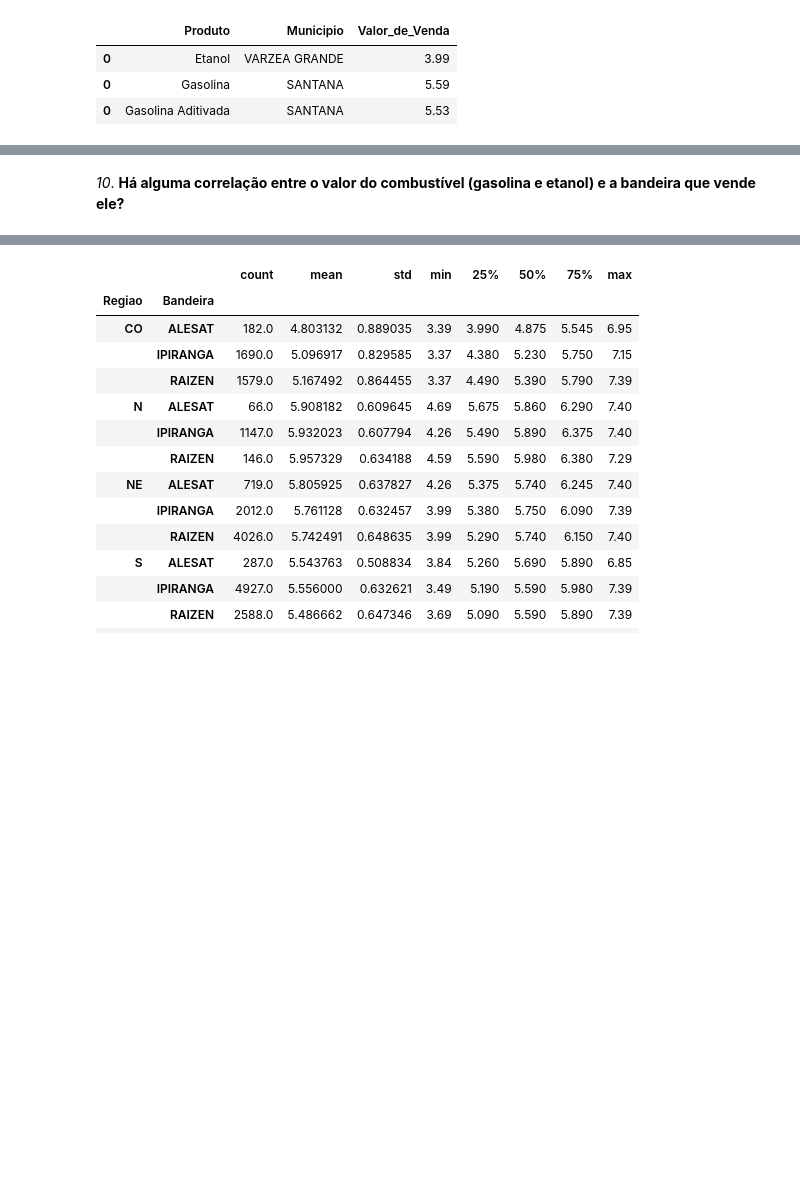
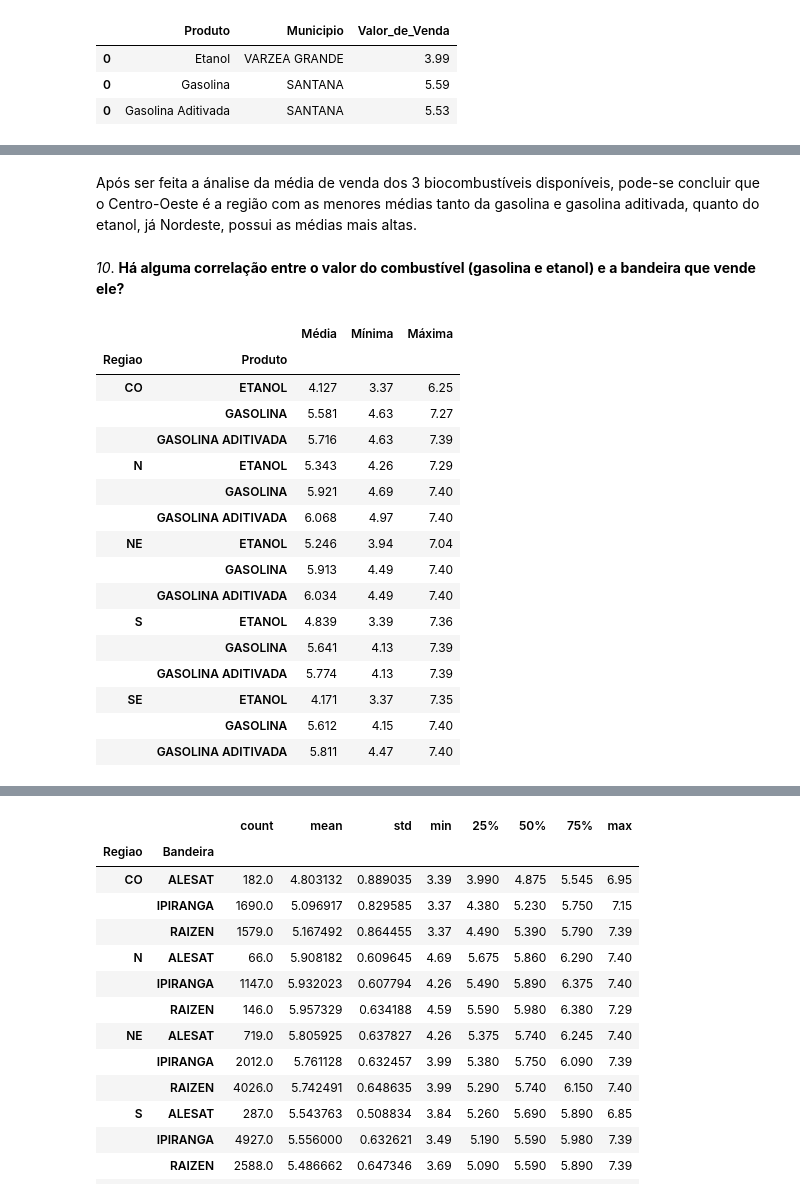
Before and after one commit to gustavovarella/Projeto_m4, a Jupyter notebook: PROJETO_M4.ipynb, the cells around one changed output, grey strips where cells are left out. Cells and saved outputs as stored; diff of their text form; code cells hidden in the pictures; blank space fills up the shorter version.

```diff
--- a/PROJETO_M4.ipynb
+++ b/PROJETO_M4.ipynb
@@ -396,0 +461,2 @@ maximas_por_municipio
+# %% [markdown]
+Após ser feita a ánalise da média de venda dos 3 biocombustíveis disponíveis, pode-se concluir que o Centro-Oeste é a região com as menores médias tanto da gasolina e gasolina aditivada, quanto do etanol, já Nordeste, possui as médias mais altas.
@@ -397,2 +465,8 @@ maximas_por_municipio
 # %% [markdown]
 *10*. **Há alguma correlação entre o valor do combustível (gasolina e etanol) e a bandeira que vende ele?**
+# %%
+prod_corr_max = df_completo.query('Produto == "GASOLINA" | Produto == "ETANOL" | Produto == "GASOLINA ADITIVADA"').groupby(['Regiao','Produto'])['Valor_de_Venda'].max()
+prod_corr_max.columns=['Máxima']
+# %%
+prod_corr_min = df_completo.query('Produto == "GASOLINA" | Produto == "ETANOL" | Produto == "GASOLINA ADITIVADA"').groupby(['Regiao','Produto'])['Valor_de_Venda'].min()
+prod_corr_min.columns=['Mínima']
@@ -398,0 +476,22 @@ maximas_por_municipio
+# %%
+valores_cor = pd.concat([prod_corr_mean, prod_corr_min,prod_corr_max], axis=1).round(3)
+valores_cor.columns = [['Média','Mínima','Máxima']]
+valores_cor
+# %% [output]
+|  |  | Média | Mínima | Máxima |
+| Regiao | Produto |  |  |  |
+| CO | ETANOL | 4.127 | 3.37 | 6.25 |
+|  | GASOLINA | 5.581 | 4.63 | 7.27 |
+|  | GASOLINA ADITIVADA | 5.716 | 4.63 | 7.39 |
+| N | ETANOL | 5.343 | 4.26 | 7.29 |
+|  | GASOLINA | 5.921 | 4.69 | 7.40 |
+|  | GASOLINA ADITIVADA | 6.068 | 4.97 | 7.40 |
+| NE | ETANOL | 5.246 | 3.94 | 7.04 |
+|  | GASOLINA | 5.913 | 4.49 | 7.40 |
+|  | GASOLINA ADITIVADA | 6.034 | 4.49 | 7.40 |
+| S | ETANOL | 4.839 | 3.39 | 7.36 |
+|  | GASOLINA | 5.641 | 4.13 | 7.39 |
+|  | GASOLINA ADITIVADA | 5.774 | 4.13 | 7.39 |
+| SE | ETANOL | 4.171 | 3.37 | 7.35 |
+|  | GASOLINA | 5.612 | 4.15 | 7.40 |
+|  | GASOLINA ADITIVADA | 5.811 | 4.47 | 7.40 |
```
Also changed, not shown: parts of 20 cells of this notebook.
